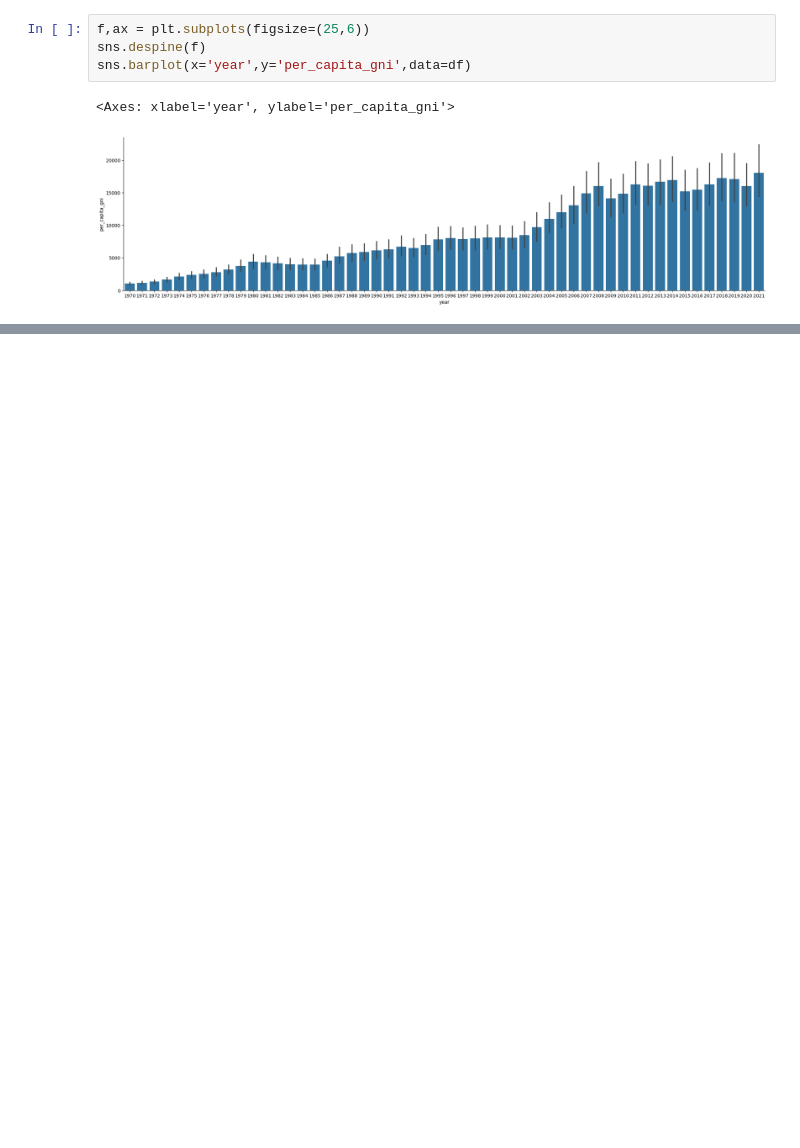
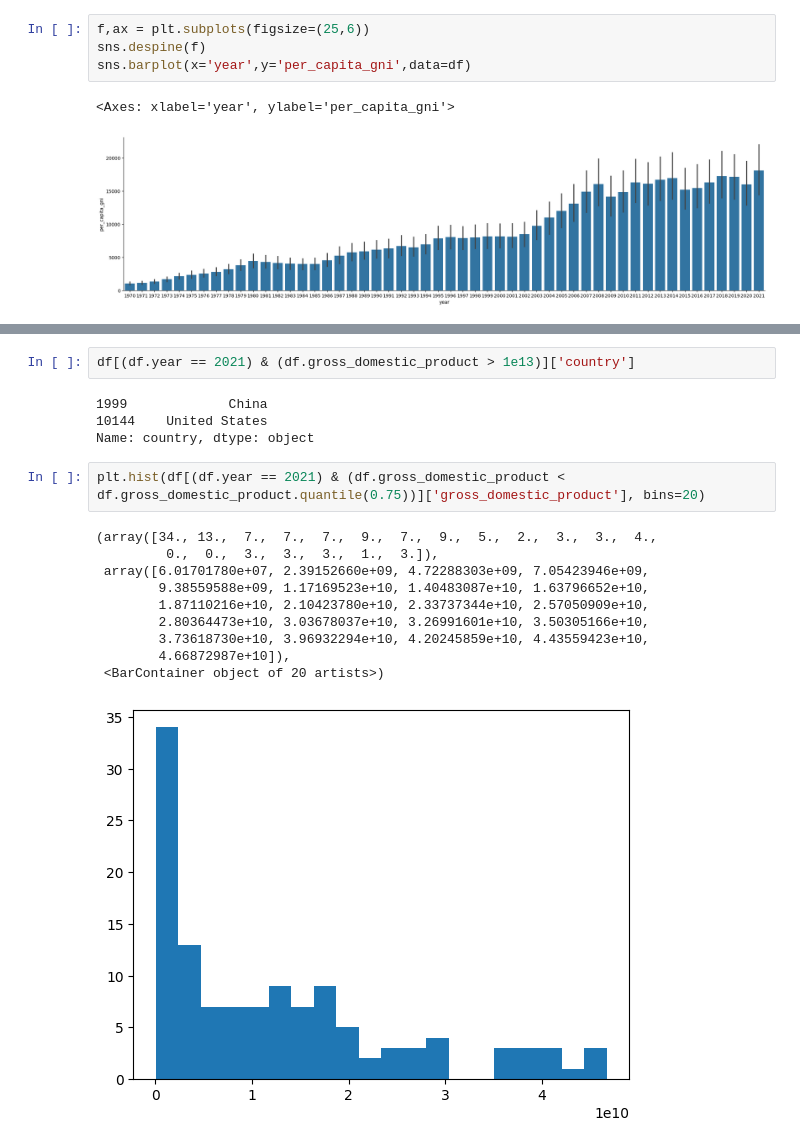
Before and after one commit to sumeetsachdev/data-analysis-project, a Jupyter notebook: notebooks/EDA.ipynb, the cells around one changed output, grey strips where cells are left out. Cells and saved outputs as stored; diff of their text form; blank space fills up the shorter version.

```diff
--- a/notebooks/EDA.ipynb
+++ b/notebooks/EDA.ipynb
@@ -741,0 +786,19 @@ sns.barplot(x='year',y='per_capita_gni',data=df)
+# %%
+df[(df.year == 2021) & (df.gross_domestic_product > 1e13)]['country']
+# %% [output]
+1999             China
+10144    United States
+Name: country, dtype: object
+# %%
+plt.hist(df[(df.year == 2021) & (df.gross_domestic_product < df.gross_domestic_product.quantile(0.75))]['gross_domestic_product'], bins=20)
+# %% [output]
+(array([34., 13.,  7.,  7.,  7.,  9.,  7.,  9.,  5.,  2.,  3.,  3.,  4.,
+         0.,  0.,  3.,  3.,  3.,  1.,  3.]),
+ array([6.01701780e+07, 2.39152660e+09, 4.72288303e+09, 7.05423946e+09,
+        9.38559588e+09, 1.17169523e+10, 1.40483087e+10, 1.63796652e+10,
+        1.87110216e+10, 2.10423780e+10, 2.33737344e+10, 2.57050909e+10,
+        2.80364473e+10, 3.03678037e+10, 3.26991601e+10, 3.50305166e+10,
+        3.73618730e+10, 3.96932294e+10, 4.20245859e+10, 4.43559423e+10,
+        4.66872987e+10]),
+ <BarContainer object of 20 artists>)
+[figure, added]
```
Also changed, not shown: parts of 18 cells of this notebook.
